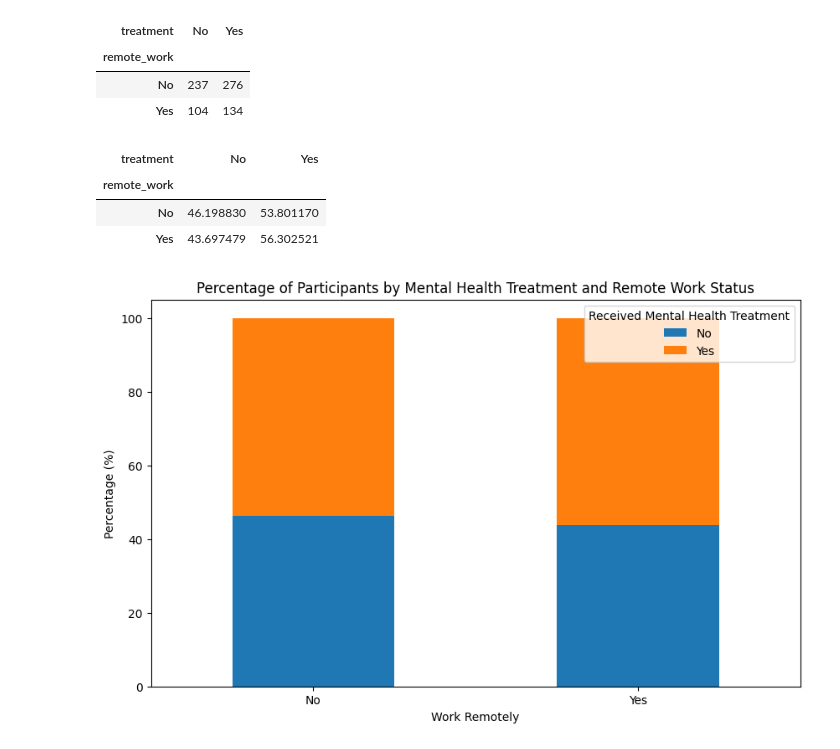
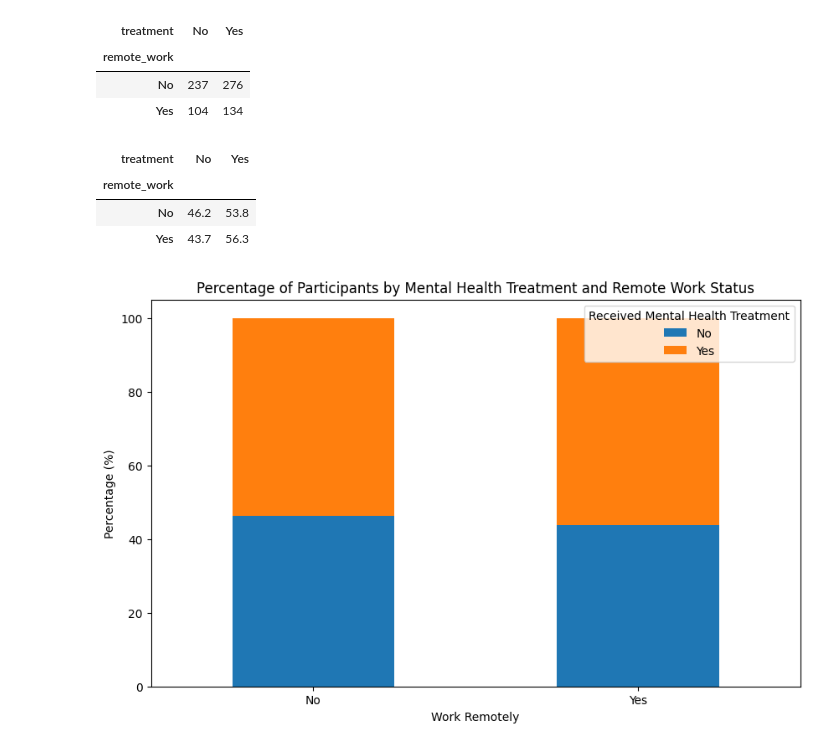
Before and after one commit to rollernathan/Mental_Health_Team_2, a Jupyter notebook: nthapliyal/Mental_health_analysis.ipynb, the cells around one changed output. Drawn from its saved outputs; the diff is of its cells as text; code cells hidden in the pictures.

```diff
--- a/nthapliyal/Mental_health_analysis.ipynb
+++ b/nthapliyal/Mental_health_analysis.ipynb
@@ -62,12 +62,12 @@ summary
 # %%
 #convert to percents to standardize the values among remote work groups
 summary_percents = summary.div(summary.sum(axis=1), axis=0) * 100
-summary_percents
+summary_percents.round(2)
 # %% [output]
 | treatment | No | Yes |
 | remote_work |  |  |
-| No | 46.198830 | 53.801170 |
-| Yes | 43.697479 | 56.302521 |
+| No | 46.2 | 53.8 |
+| Yes | 43.7 | 56.3 |
 # %%
 #plot
 summary_percents.plot(kind='bar', stacked=True)
```
Also changed, not shown: parts of 2 cells of this notebook, 3 other files.
